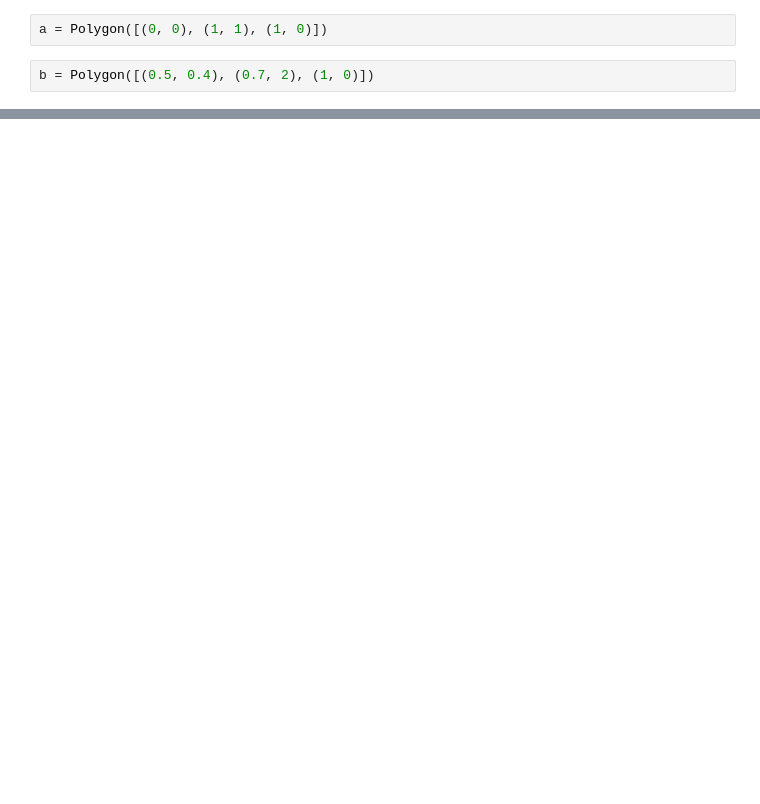
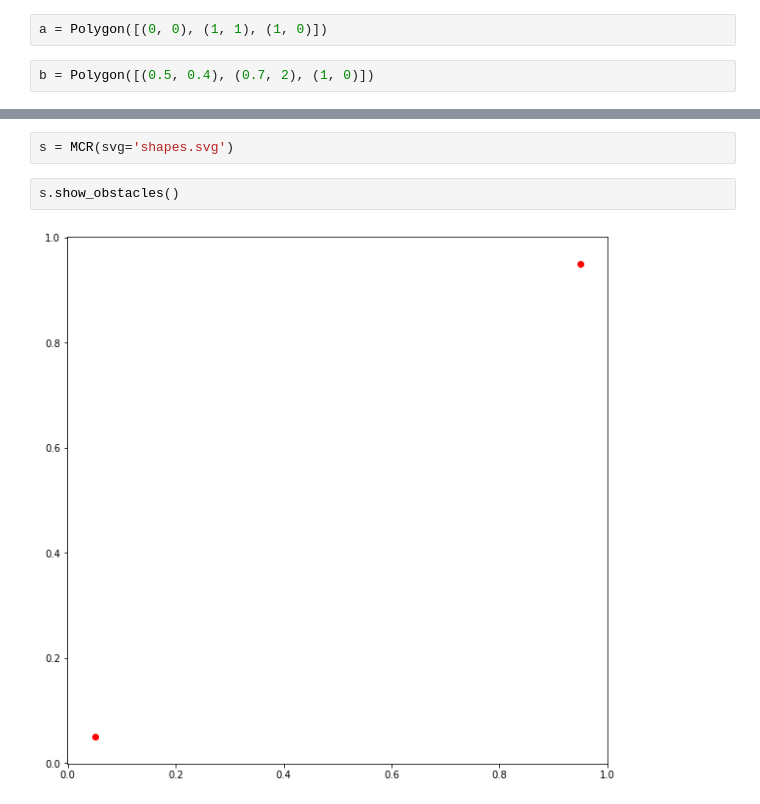
Before and after one commit to Aarononomous/MCR, a Jupyter notebook: Minimum Cover Removal.ipynb, the cells around one changed output, grey strips where cells are left out. Cells and saved outputs as stored; diff of their text form; blank space fills up the shorter version.

```diff
--- a/Minimum Cover Removal.ipynb
+++ b/Minimum Cover Removal.ipynb
@@ -467,0 +454,6 @@ re.split(',\w*', vals)
+# %%
+s = MCR(svg='shapes.svg')
+# %%
+s.show_obstacles()
+# %% [output]
+[figure, added]
```
Also changed, not shown: parts of 92 cells of this notebook, 9 other files.
